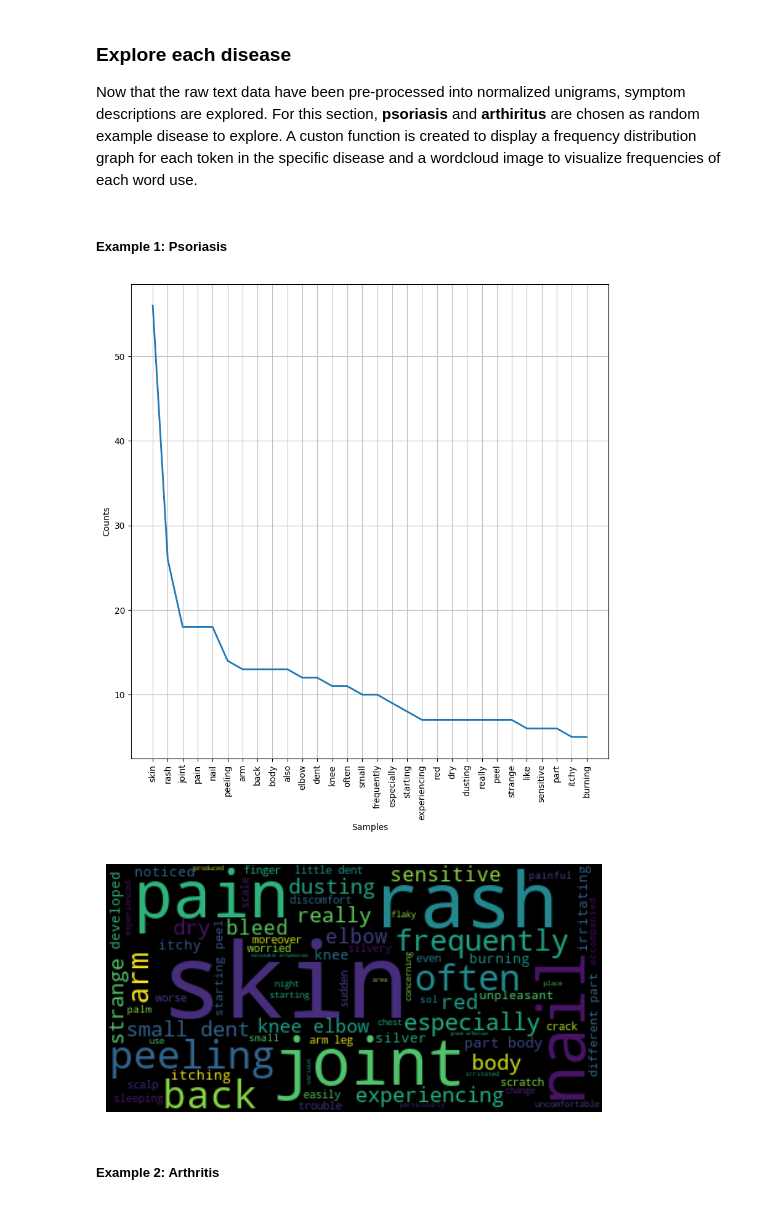
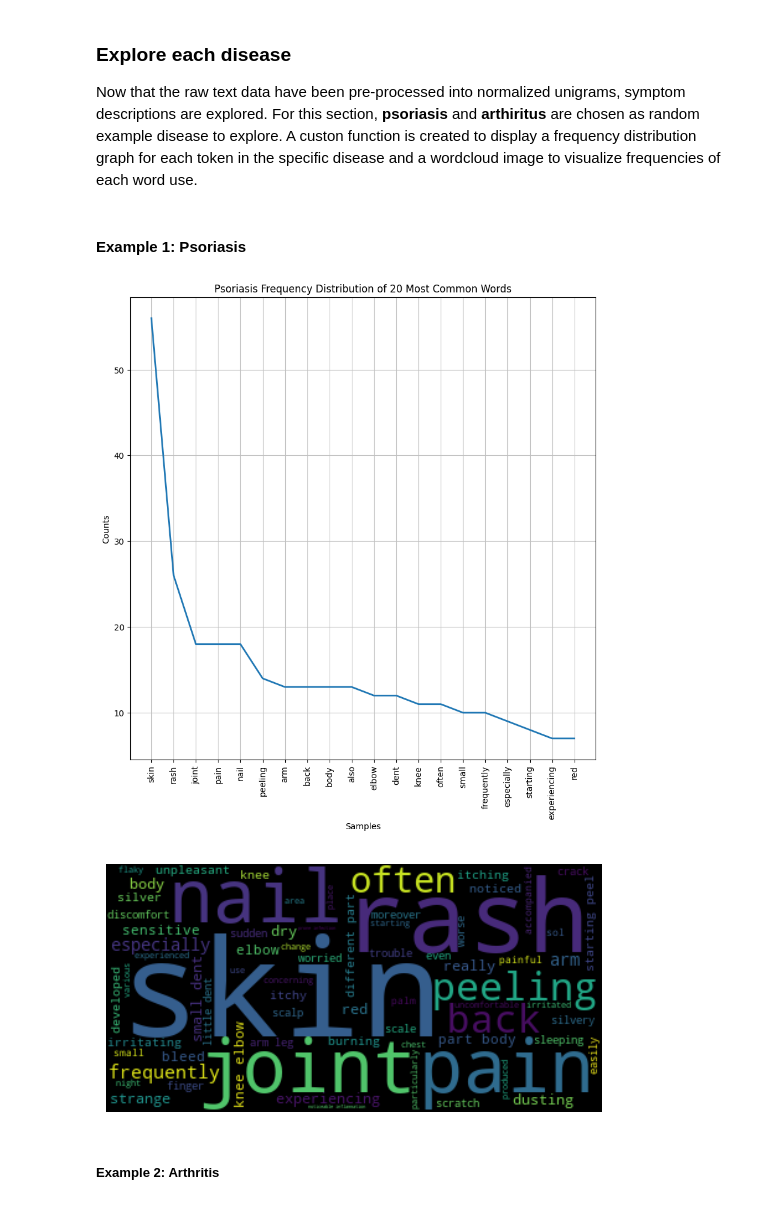
Before and after one commit to SangyunT/disease_and_symptoms, a Jupyter notebook: index.ipynb, the cells around one changed output. Cells and saved outputs as stored; diff of their text form; code cells hidden in the pictures.

```diff
--- a/index.ipynb
+++ b/index.ipynb
@@ -102,20 +104,22 @@ def nlp_preprocessing(corpus):
     Pre-process the raw text through tokenization, cleaning, and lemmatization.
 
     Parameter:
-        corpus: string
+        corpus (string): raw text data
     Returns:
-        lemmed_corp: list
+        lemmed_corp (list): list of unigram tokens
     """
+    # Tokenization
     sw = stopwords.words('english') + ["i've", "i'm"]
     pattern = "([a-zA-Z]+(?:'[a-z]+)?)"
     tokenizer = RegexpTokenizer(pattern)
+    tokenized_corp = tokenizer.tokenize(corpus)
 
-    tokenized_corp = tokenizer.tokenize(corpus)
+    # Cleaning
     lower_corp = [token.lower() for token in tokenized_corp]
     sw_corp = [token for token in lower_corp if token not in sw]
 
+    # Lemmatization
     lemmatizer = WordNetLemmatizer()
-
     lemmed_corp = [lemmatizer.lemmatize(token) for token in sw_corp]
 
     return lemmed_corp
@@ -134,29 +138,45 @@ df.head()
 
 Now that the raw text data have been pre-processed into normalized unigrams, symptom descriptions are explored. For this section, **psoriasis** and **arthiritus** are chosen as random example disease to explore. A custon function is created to display a frequency distribution graph for each token in the specific disease and a wordcloud image to visualize frequencies of each word use.
 # %%
-def explore_symptoms(df, disease):
+def explore_symptoms(df, disease, n):
+    """
+    Create frequency distribution plot and wordcloud image to visualize
+    frequencies of each word used in the text description. The dataframe,
+    disease, and number of tokens to visualize can be specified.
+
+    Parameter:
+        df (pandas.DataFrame): dataframe with the disease label and list of tokens
+        disease (string): disease label
+        n (int): number of tokens to display
+    Returns:
+        matplotlib frequency distribution plot
+        matplotlib wordcloud
+    """
+    # Extract rows with specified disease label from the dataframe
     df_disease = df[df['label'] == disease]
 
+    # Extract the lists of tokens
     disease_symp = []
     for index, row in df_disease.iterrows():
         disease_symp += row['processed']
 
+    # Display frequenty distribution plot
     fdist = FreqDist(disease_symp)
     plt.figure(figsize=(10, 10))
-    fdist.plot(30)
+    fdist.plot(n, title=f"{disease} Frequency Distribution of {n} Most Common Words")
 
+    # Display wordcloud
     wordcloud = WordCloud().generate(' '.join(disease_symp))
-
     plt.imshow(wordcloud, interpolation='bilinear')
     plt.axis("off")
     plt.show()
 # %% [markdown]
-##### Example 1: Psoriasis
+#### Example 1: Psoriasis
 # %%
-explore_symptoms(df, 'Psoriasis')
+explore_symptoms(df, 'Psoriasis', 20)
 # %% [output]
-[figure, old version]
+[figure, new version]
-[figure, old version]
+[figure, new version]
 # %% [markdown]
 ##### Example 2: Arthritis
 # %%
```
Also changed, not shown: parts of 20 cells of this notebook.
